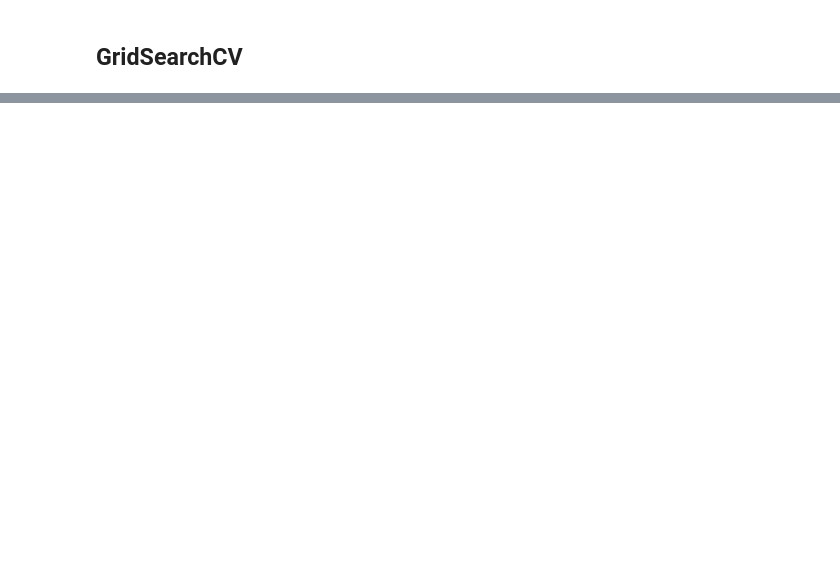
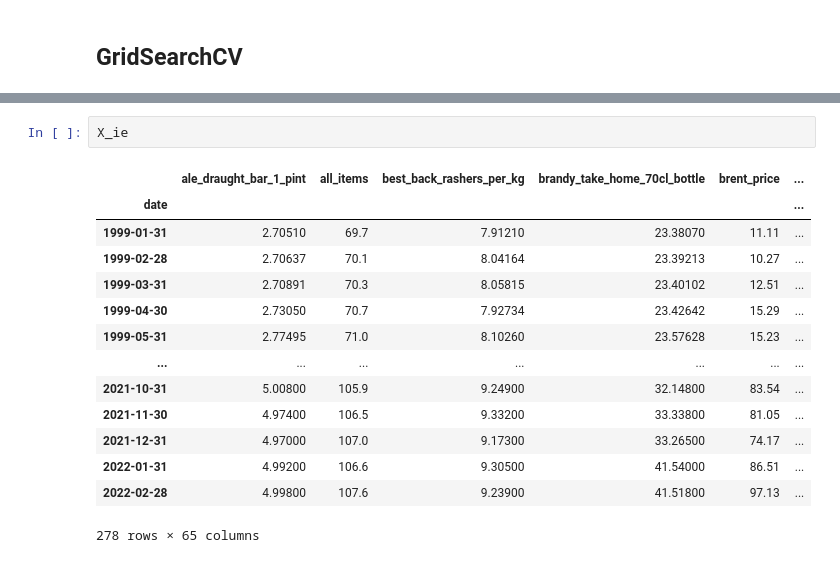
Before and after one commit to trentsteel777/CA2, a Jupyter notebook: MachineLearningModels.ipynb, the cells around one changed output, grey strips where cells are left out. Saved outputs shown, nothing was run; the diff lists cells and outputs as text; blank space fills up the shorter version.

```diff
--- a/MachineLearningModels.ipynb
+++ b/MachineLearningModels.ipynb
@@ -525,0 +352,17 @@ dict_keys(['objective', 'base_score', 'booster', 'callbacks', 'colsample_bylevel
+# %%
+X_ie
+# %% [output]
+|  | ale_draught_bar_1_pint | all_items | best_back_rashers_per_kg | brandy_take_home_70cl_bottle | brent_price | ... |
+| date |  |  |  |  |  | ... |
+| 1999-01-31 | 2.70510 | 69.7 | 7.91210 | 23.38070 | 11.11 | ... |
+| 1999-02-28 | 2.70637 | 70.1 | 8.04164 | 23.39213 | 10.27 | ... |
+| 1999-03-31 | 2.70891 | 70.3 | 8.05815 | 23.40102 | 12.51 | ... |
+| 1999-04-30 | 2.73050 | 70.7 | 7.92734 | 23.42642 | 15.29 | ... |
+| 1999-05-31 | 2.77495 | 71.0 | 8.10260 | 23.57628 | 15.23 | ... |
+| ... | ... | ... | ... | ... | ... | ... |
+| 2021-10-31 | 5.00800 | 105.9 | 9.24900 | 32.14800 | 83.54 | ... |
+| 2021-11-30 | 4.97400 | 106.5 | 9.33200 | 33.33800 | 81.05 | ... |
+| 2021-12-31 | 4.97000 | 107.0 | 9.17300 | 33.26500 | 74.17 | ... |
+| 2022-01-31 | 4.99200 | 106.6 | 9.30500 | 41.54000 | 86.51 | ... |
+| 2022-02-28 | 4.99800 | 107.6 | 9.23900 | 41.51800 | 97.13 | ... |
+278 rows × 65 columns
```
Also changed, not shown: parts of 73 cells of this notebook, 1 other file.
